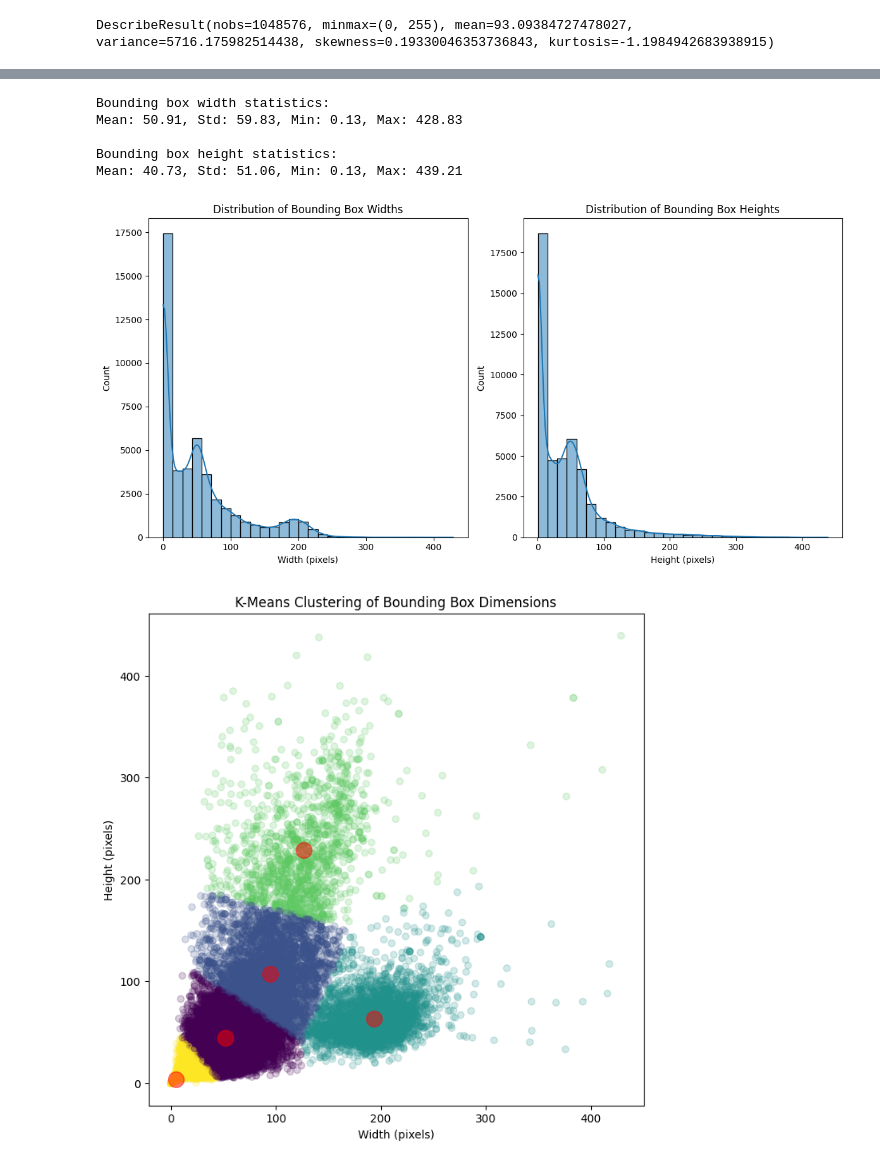
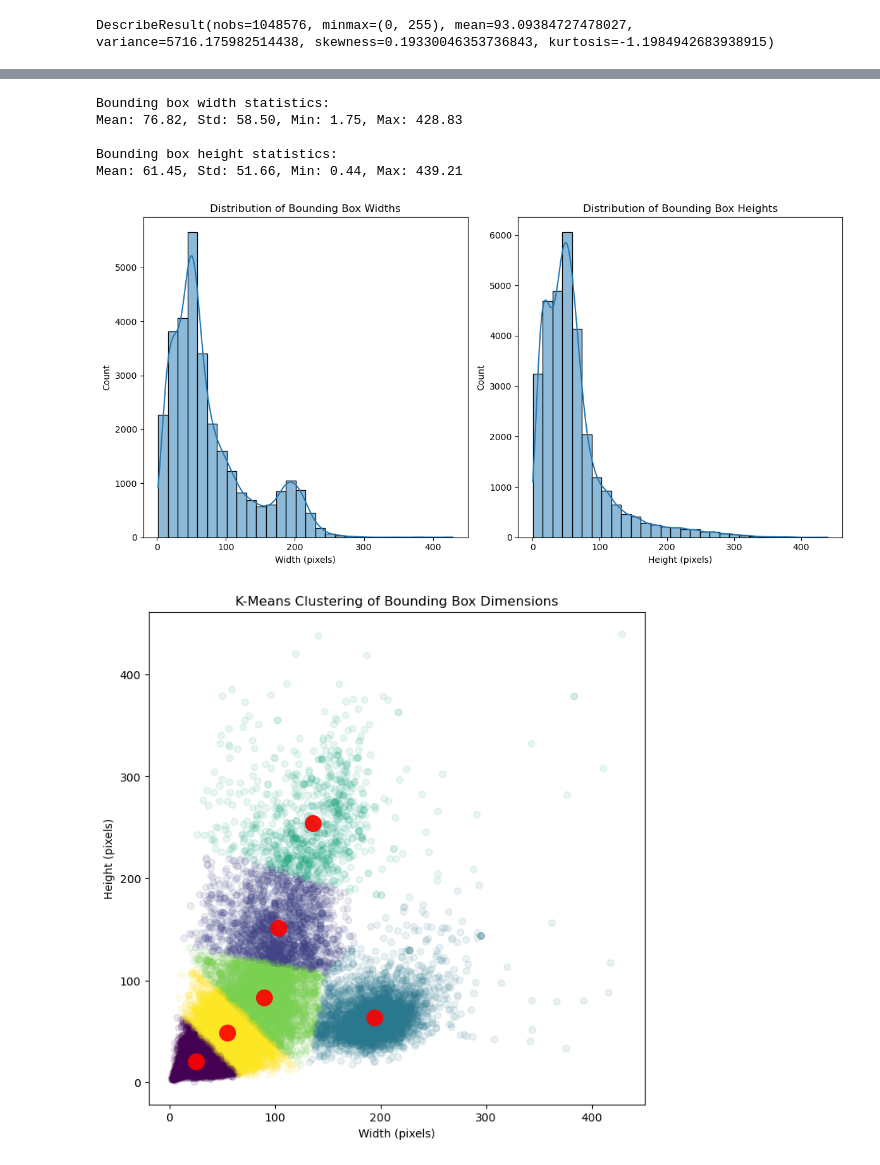
Before and after one commit to Scaramir/CV, a Jupyter notebook: src/xrv-resnet50-bbone.ipynb, the cells around one changed output, grey strips where cells are left out. Cells and saved outputs as stored; diff of their text form; code cells hidden in the pictures.

```diff
--- a/src/xrv-resnet50-bbone.ipynb
+++ b/src/xrv-resnet50-bbone.ipynb
@@ -62,21 +59,21 @@ import json
 
 
 # Load the CSV file
-dict_path = "/kaggle/input/supplements/image_dict.json"
+dict_path = "pre-pro/image_dict.json"
 
 with open(dict_path) as f:
     data = json.load(f)
 
 box_widths = []
 box_heights = []
-
+class_ids = []
 # Iterate over each image in the dictionary
 for image_id, image_data in data.items():
     original_width, original_height = image_data["og_dims"]
 
     # Iterate over each class
     for class_id, radiologists in image_data["classes"].items():
-        if class_id == 14: # ignore no findings
+        if class_id == "14":  # ignore no findings
             continue
         # Iterate over each radiologist's annotations
         for rad_id, boxes in radiologists.items():
@@ -84,15 +81,17 @@ for image_id, image_data in data.items():
                 x_min, y_min, x_max, y_max = box
 
                 # Convert relative coordinates to absolute pixel values
-                box_width = (x_max - x_min) * 448 # targeted image size for training
+                box_width = (x_max - x_min) * 448  # targeted image size for training
                 box_height = (y_max - y_min) * 448
 
                 # Append the width and height to the respective lists
                 box_widths.append(box_width)
                 box_heights.append(box_height)
+                class_ids.append(int(class_id))
 
 box_widths = np.array(box_widths)
 box_heights = np.array(box_heights)
+class_ids = np.array(class_ids)
 
 # Print basic statistics
 print("Bounding box width statistics:")
@@ -112,37 +111,49 @@ plt.xlabel('Width (pixels)')
 plt.subplot(1, 2, 2)
 sns.histplot(box_heights, bins=30, kde=True)
 plt.title('Distribution of Bounding Box Heights')
 plt.xlabel('Height (pixels)')
 
 plt.tight_layout()
 plt.show()
 
 # Calculate anchor box suggestions using k-means clustering
 from sklearn.cluster import KMeans
 box_dimensions = np.column_stack((box_widths, box_heights))
-num_anchors = 5  # Number of anchors to suggest
+num_anchors = 6  # Number of anchors to suggest
 kmeans = KMeans(n_clusters=num_anchors, random_state=0).fit(box_dimensions)
 
 # plot the clusters
 plt.figure(figsize=(8, 8))
-plt.scatter(box_widths, box_heights, c=kmeans.labels_, cmap="viridis", alpha=0.2)
-plt.scatter(kmeans.cluster_centers_[:, 0], kmeans.cluster_centers_[:, 1], c="red", s=200, alpha=0.5)
+plt.scatter(box_widths, box_heights, c=kmeans.labels_, cmap="viridis", alpha=0.1)
+plt.scatter(kmeans.cluster_centers_[:, 0], kmeans.cluster_centers_[:, 1],
+            c="red", s=200, alpha=0.9)
 plt.xlabel("Width (pixels)")
 plt.ylabel("Height (pixels)")
 plt.title("K-Means Clustering of Bounding Box Dimensions")
 plt.show()
+
+
+plt.figure(figsize=(10, 10))
+sns.scatterplot(x=box_widths, y=box_heights, hue=class_ids,
+                palette="Paired", alpha=0.7, s=40)
+plt.title("Bounding Box Sizes by Class ID")
+plt.xlabel("Width (pixels)")
+plt.ylabel("Height (pixels)")
+plt.show()
+
+
 
 # Output the cluster centers as suggested anchor sizes
 print("\nSuggested anchor sizes (width x height):")
 for anchor_size in kmeans.cluster_centers_:
     print(f"{int(anchor_size[0])} x {int(anchor_size[1])}")
 print("\nAspect ratios:")
 print([height/width for width, height in kmeans.cluster_centers_])
 # %% [output]
 Bounding box width statistics:
-Mean: 50.91, Std: 59.83, Min: 0.13, Max: 428.83
+Mean: 76.82, Std: 58.50, Min: 1.75, Max: 428.83
 
 Bounding box height statistics:
-Mean: 40.73, Std: 51.06, Min: 0.13, Max: 439.21
+Mean: 61.45, Std: 51.66, Min: 0.44, Max: 439.21
-[figure, old version]
+[figure, new version]
-[figure, old version]
+[figure, new version]
```
Also changed, not shown: parts of 15 cells of this notebook.
